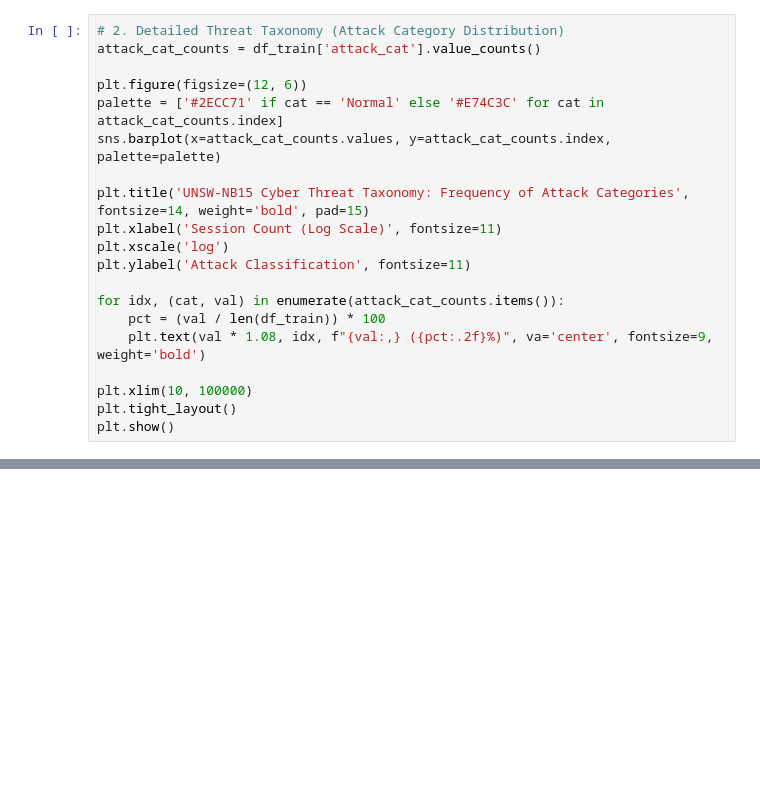
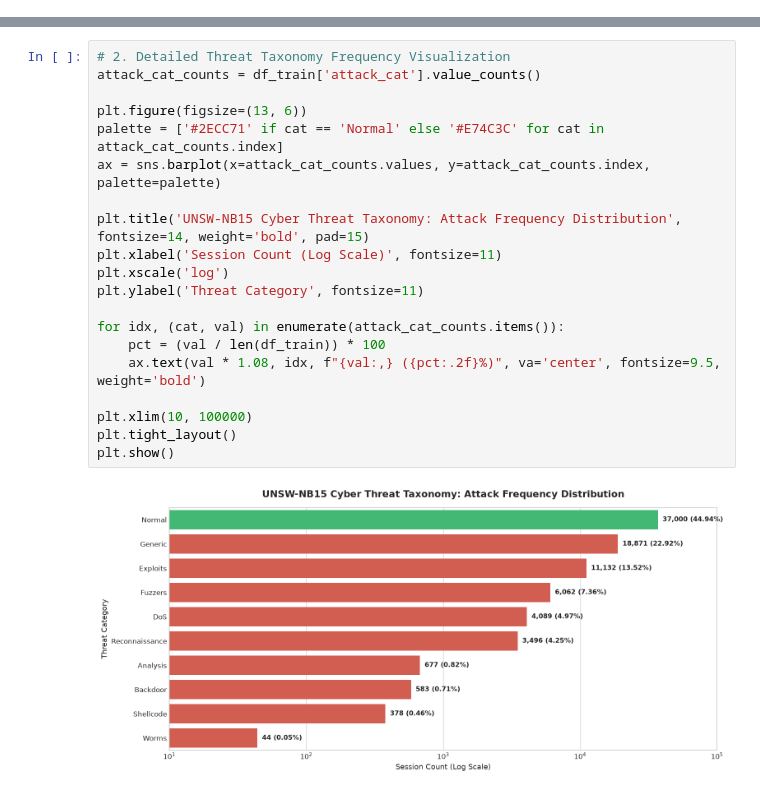
Before and after one commit to Anant-Goel2006/AI-CyberSecurity-unit1-mini-project-ANANTGOEL, a Jupyter notebook: src/ai_cybersecurity_capstone.ipynb, the cells around one changed output, grey strips where cells are left out. Drawn from its saved outputs; the diff is of its cells as text; blank space fills up the shorter version.

Commit message:
feat: enhance deep cybersecurity analysis, MITRE ATT&CK mapping, and out-of-sample stress testing

```diff
--- a/src/ai_cybersecurity_capstone.ipynb
+++ b/src/ai_cybersecurity_capstone.ipynb
@@ -148,20 +0,0 @@ Suspicious (Attack)     : 45,332 (55.06%)
-# %%
-# 2. Detailed Threat Taxonomy (Attack Category Distribution)
-attack_cat_counts = df_train['attack_cat'].value_counts()
-
-plt.figure(figsize=(12, 6))
-palette = ['#2ECC71' if cat == 'Normal' else '#E74C3C' for cat in attack_cat_counts.index]
-sns.barplot(x=attack_cat_counts.values, y=attack_cat_counts.index, palette=palette)
-
-plt.title('UNSW-NB15 Cyber Threat Taxonomy: Frequency of Attack Categories', fontsize=14, weight='bold', pad=15)
-plt.xlabel('Session Count (Log Scale)', fontsize=11)
-plt.xscale('log')
-plt.ylabel('Attack Classification', fontsize=11)
-
-for idx, (cat, val) in enumerate(attack_cat_counts.items()):
-    pct = (val / len(df_train)) * 100
-    plt.text(val * 1.08, idx, f"{val:,} ({pct:.2f}%)", va='center', fontsize=9, weight='bold')
-
-plt.xlim(10, 100000)
-plt.tight_layout()
-plt.show()
@@ -716,0 +182,22 @@ A hybrid two-tier architecture is optimal:
+# %%
+# 2. Detailed Threat Taxonomy Frequency Visualization
+attack_cat_counts = df_train['attack_cat'].value_counts()
+
+plt.figure(figsize=(13, 6))
+palette = ['#2ECC71' if cat == 'Normal' else '#E74C3C' for cat in attack_cat_counts.index]
+ax = sns.barplot(x=attack_cat_counts.values, y=attack_cat_counts.index, palette=palette)
+
+plt.title('UNSW-NB15 Cyber Threat Taxonomy: Attack Frequency Distribution', fontsize=14, weight='bold', pad=15)
+plt.xlabel('Session Count (Log Scale)', fontsize=11)
+plt.xscale('log')
+plt.ylabel('Threat Category', fontsize=11)
+
+for idx, (cat, val) in enumerate(attack_cat_counts.items()):
+    pct = (val / len(df_train)) * 100
+    ax.text(val * 1.08, idx, f"{val:,} ({pct:.2f}%)", va='center', fontsize=9.5, weight='bold')
+
+plt.xlim(10, 100000)
+plt.tight_layout()
+plt.show()
+# %% [output]
+[figure, added]
```
Also changed, not shown: parts of 63 cells of this notebook, 2 other files.
